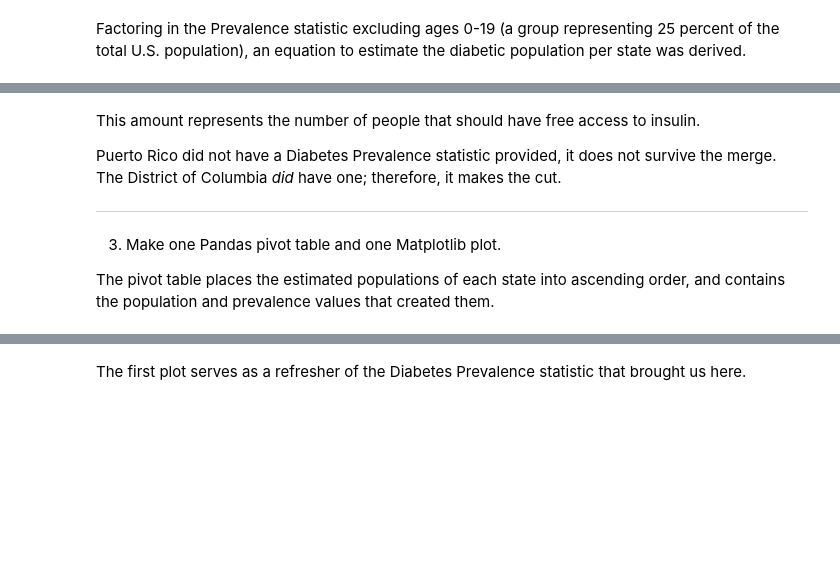
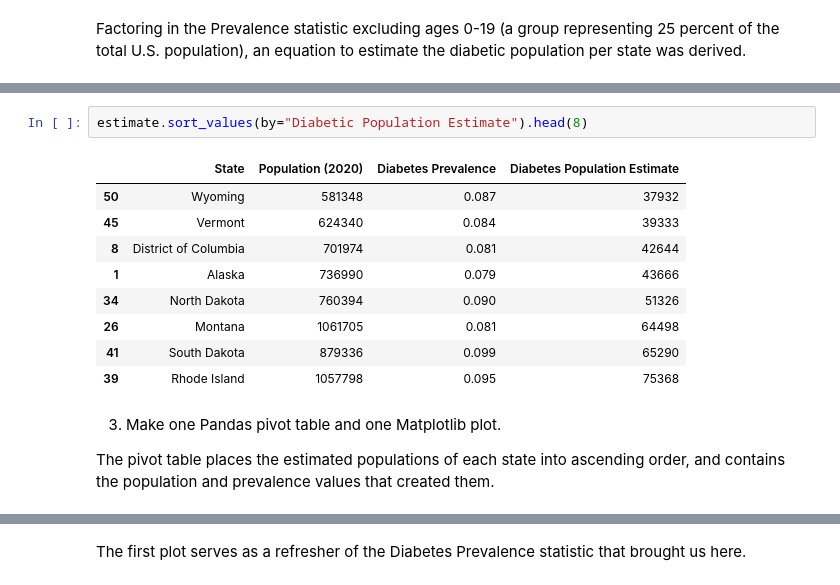
Before and after one commit to LilGotit/StateVarianceDiabetes, a Jupyter notebook: StateVarianceDiabetes.ipynb, the cells around one changed output, grey strips where cells are left out. Cells and saved outputs as stored; diff of their text form; blank space fills up the shorter version.

```diff
--- a/StateVarianceDiabetes.ipynb
+++ b/StateVarianceDiabetes.ipynb
@@ -183,13 +207,19 @@ estimate.sort_values(by="Diabetes Population Estimate", ascending=False).head(10
 | 10 | Georgia | 10516579 | 0.118 | 930717 |
 | 33 | North Carolina | 10386227 | 0.112 | 872443 |
 | 22 | Michigan | 9973907 | 0.108 | 807886 |
+# %%
+estimate.sort_values(by="Diabetic Population Estimate").head(8)
+# %% [output]
+|  | State | Population (2020) | Diabetes Prevalence | Diabetes Population Estimate |
+| 50 | Wyoming | 581348 | 0.087 | 37932 |
+| 45 | Vermont | 624340 | 0.084 | 39333 |
+| 8 | District of Columbia | 701974 | 0.081 | 42644 |
+| 1 | Alaska | 736990 | 0.079 | 43666 |
+| 34 | North Dakota | 760394 | 0.090 | 51326 |
+| 26 | Montana | 1061705 | 0.081 | 64498 |
+| 41 | South Dakota | 879336 | 0.099 | 65290 |
+| 39 | Rhode Island | 1057798 | 0.095 | 75368 |
 # %% [markdown]
-This amount represents the number of people that should have free access to insulin.
-
-Puerto Rico did not have a Diabetes Prevalence statistic provided, it does not survive the merge. The District of Columbia *did* have one; therefore, it makes the cut.
-
----
-
 3. Make one Pandas pivot table and one Matplotlib plot.
 
 The pivot table places the estimated populations of each state into ascending order, and contains the population and prevalence values that created them.
```
Also changed, not shown: parts of 10 cells of this notebook.
